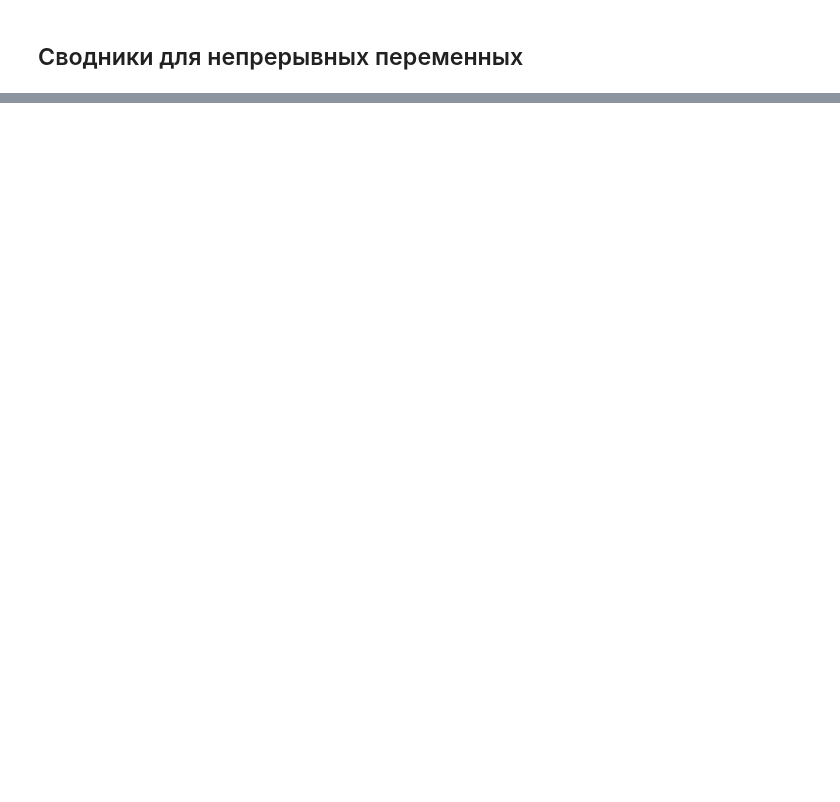
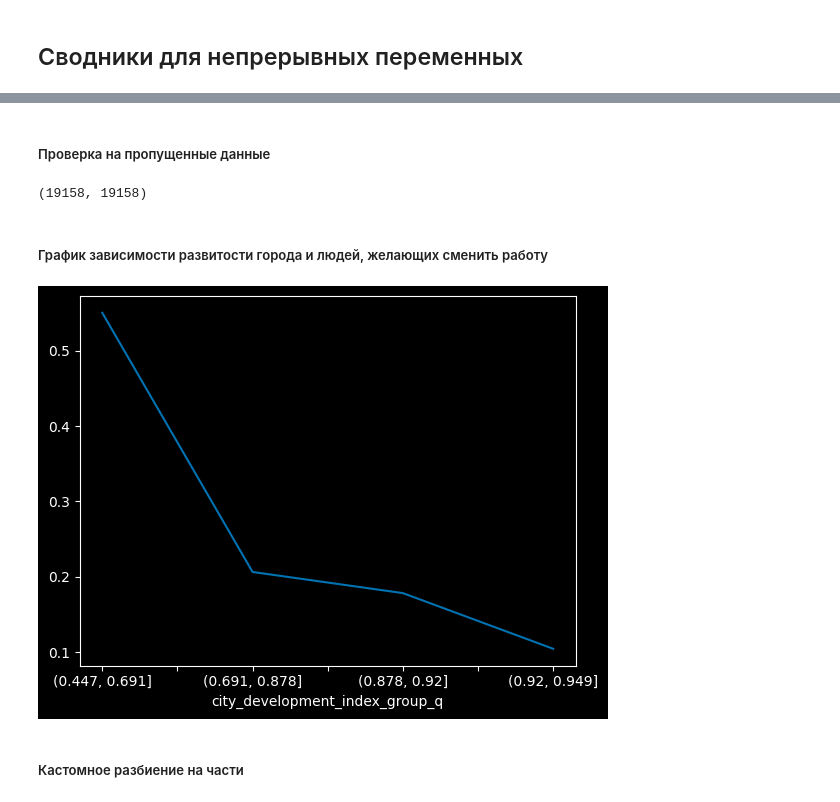
Before and after one commit to Zetis659/Data_Science_GM, a Jupyter notebook: 3.Pandas_check-up/Pandas_check-up.ipynb, the cells around one changed output, grey strips where cells are left out. Saved outputs shown, nothing was run; the diff lists cells and outputs as text; code cells hidden in the pictures; blank space fills up the shorter version.

```diff
--- a/3.Pandas_check-up/Pandas_check-up.ipynb
+++ b/3.Pandas_check-up/Pandas_check-up.ipynb
@@ -546,0 +604,3 @@ df.groupby('education_level', dropna=False)['target'].mean().plot(kind='bar');
+# %%
+df['city_development_index_group_q'] = pd.qcut(df['city_development_index'], 5,duplicates='drop')
+# dublicates = drop - удаление дубликатов, иначе ошибка, т.к. оч много людей в Правой части графика
@@ -546,0 +609,2 @@ df.groupby('education_level', dropna=False)['target'].mean().plot(kind='bar');
+# %%
+t = df.groupby('city_development_index_group_q', dropna=False)['target'].agg({'count', 'mean'})
@@ -546,0 +620,14 @@ df.groupby('education_level', dropna=False)['target'].mean().plot(kind='bar');
+# %% [markdown]
+##### Проверка на пропущенные данные
+# %%
+t['count'].sum(), len(df)
+# %% [output]
+(19158, 19158)
+# %% [markdown]
+##### График зависимости развитости города и людей, желающих сменить работу
+# %%
+t['mean'].plot();
+# %% [output]
+[figure, added]
+# %% [markdown]
+##### Кастомное разбиение на части
```
Also changed, not shown: parts of 99 cells of this notebook.
